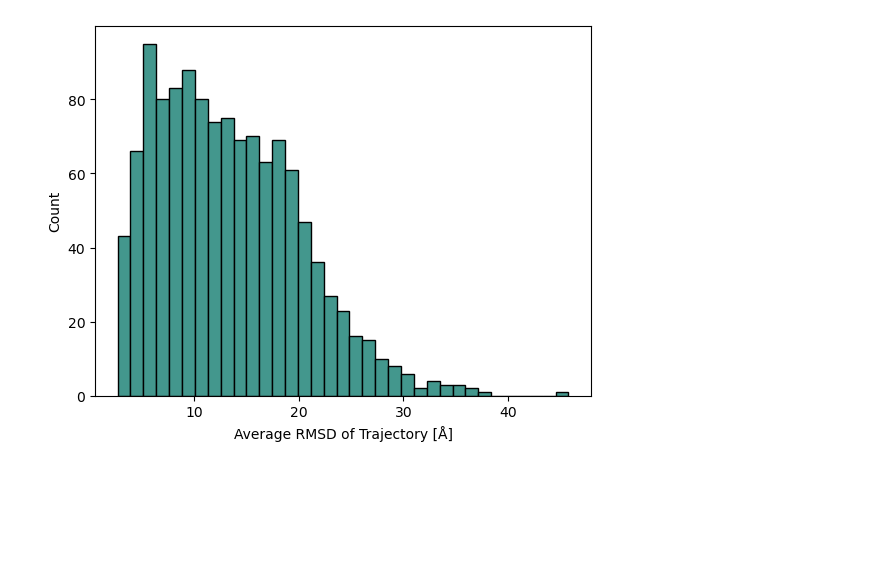
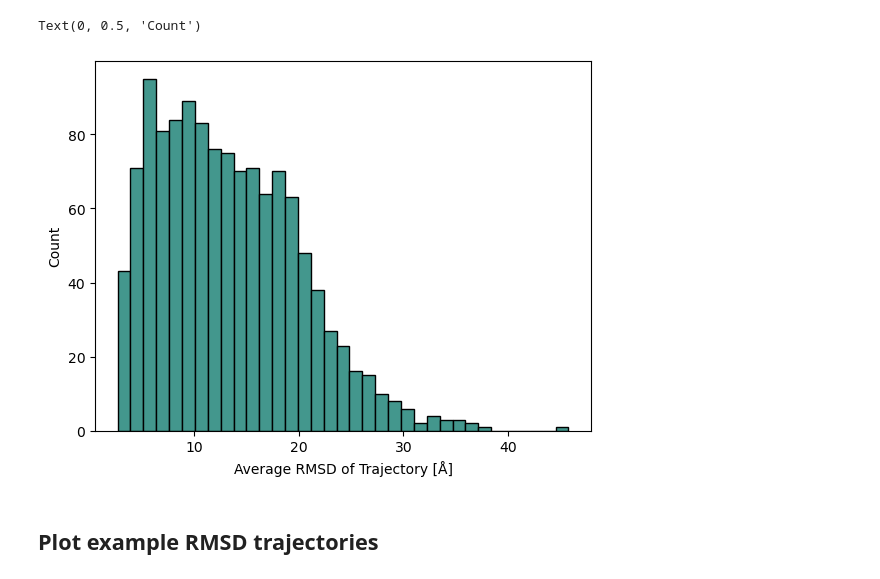
Before and after one commit to LasseMiddendorf/SequenceAndFunctionalSpaceOfDrosophilaDeNovoProteins, a Jupyter notebook: Structural_Diversity/MD_analysis.ipynb, the cells around one changed output. Saved outputs shown, nothing was run; the diff lists cells and outputs as text; code cells hidden in the pictures; blank space fills up the shorter version.

```diff
--- a/Structural_Diversity/MD_analysis.ipynb
+++ b/Structural_Diversity/MD_analysis.ipynb
@@ -40,11 +5,14 @@ plt.savefig("RMSD_hist.pdf", dpi=600)
 # %%
+rmsd = pd.read_csv("Data/avg_RMSD.csv", index_col=0)
+
 fig, ax = plt.subplots()
 
-ax.hist(df["avg_RMSD"], color="#43978D", bins=35, edgecolor="black")
+ax.hist(rmsd["avg_RMSD"], color="#43978D", bins=35, edgecolor="black")
 
 ax.set_xlabel("Average RMSD of Trajectory [Å]")
 ax.set_ylabel("Count")
-
-plt.savefig("RMSD_hist_count.pdf", dpi=600)
 # %% [output]
+Text(0, 0.5, 'Count')
-[figure, old version]
+[figure, new version]
+# %% [markdown]
+## Plot example RMSD trajectories
```
Also changed, not shown: parts of 6 cells of this notebook, 6 other files.
